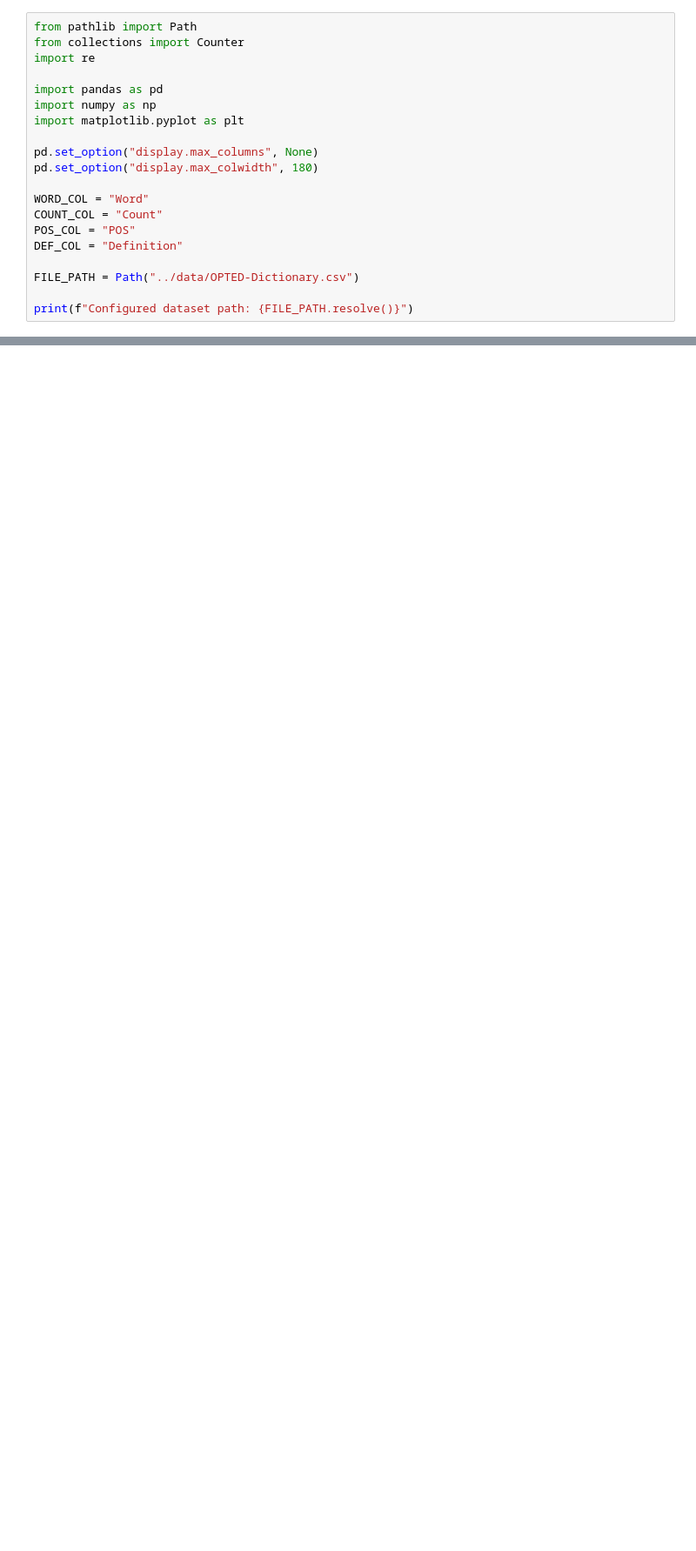
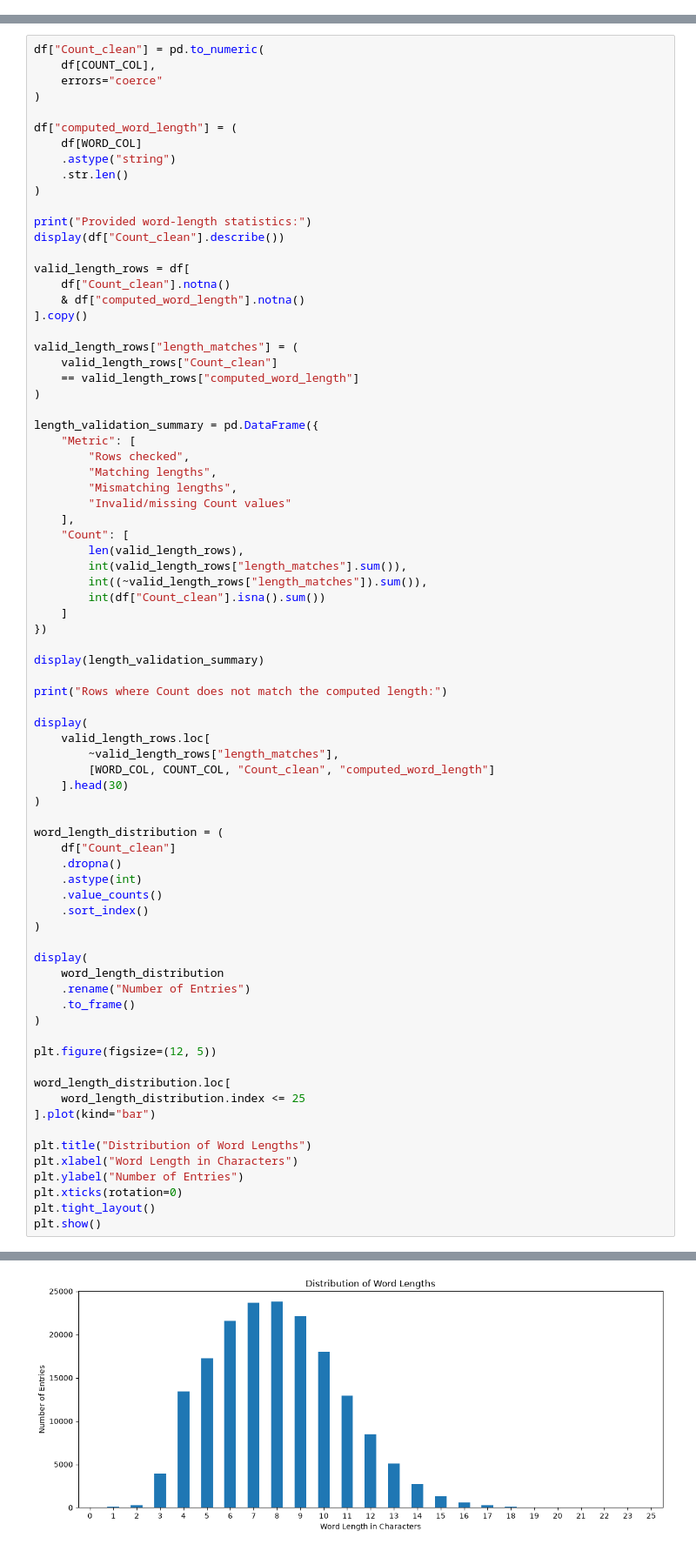
Before and after one commit to DivProC/MLCapstone_ReverseDict, a Jupyter notebook: notebooks/01_EDA_OPTED.ipynb, the cells around one changed output, grey strips where cells are left out. Shown at 87% size. Cells and saved outputs as stored; diff of their text form; blank space fills up the shorter version.

```diff
--- a/notebooks/01_EDA_OPTED.ipynb
+++ b/notebooks/01_EDA_OPTED.ipynb
@@ -22,20 +0,0 @@ The notebook covers:
-# %%
-from pathlib import Path
-from collections import Counter
-import re
-
-import pandas as pd
-import numpy as np
-import matplotlib.pyplot as plt
-
-pd.set_option("display.max_columns", None)
-pd.set_option("display.max_colwidth", 180)
-
-WORD_COL = "Word"
-COUNT_COL = "Count"
-POS_COL = "POS"
-DEF_COL = "Definition"
-
-FILE_PATH = Path("../data/OPTED-Dictionary.csv")
-
-print(f"Configured dataset path: {FILE_PATH.resolve()}")
@@ -655,0 +471,78 @@ After running all cells, add your own observations here. For example:
+# %%
+df["Count_clean"] = pd.to_numeric(
+    df[COUNT_COL],
+    errors="coerce"
+)
+
+df["computed_word_length"] = (
+    df[WORD_COL]
+    .astype("string")
+    .str.len()
+)
+
+print("Provided word-length statistics:")
+display(df["Count_clean"].describe())
+
+valid_length_rows = df[
+    df["Count_clean"].notna()
+    & df["computed_word_length"].notna()
+].copy()
+
+valid_length_rows["length_matches"] = (
+    valid_length_rows["Count_clean"]
+    == valid_length_rows["computed_word_length"]
+)
+
+length_validation_summary = pd.DataFrame({
+    "Metric": [
+        "Rows checked",
+        "Matching lengths",
+        "Mismatching lengths",
+        "Invalid/missing Count values"
+    ],
+    "Count": [
+        len(valid_length_rows),
+        int(valid_length_rows["length_matches"].sum()),
+        int((~valid_length_rows["length_matches"]).sum()),
+        int(df["Count_clean"].isna().sum())
+    ]
+})
+
+display(length_validation_summary)
+
+print("Rows where Count does not match the computed length:")
+
+display(
+    valid_length_rows.loc[
+        ~valid_length_rows["length_matches"],
+        [WORD_COL, COUNT_COL, "Count_clean", "computed_word_length"]
+    ].head(30)
+)
+
+word_length_distribution = (
+    df["Count_clean"]
+    .dropna()
+    .astype(int)
+    .value_counts()
+    .sort_index()
+)
+
+display(
+    word_length_distribution
+    .rename("Number of Entries")
+    .to_frame()
+)
+
+plt.figure(figsize=(12, 5))
+
+word_length_distribution.loc[
+    word_length_distribution.index <= 25
+].plot(kind="bar")
+
+plt.title("Distribution of Word Lengths")
+plt.xlabel("Word Length in Characters")
+plt.ylabel("Number of Entries")
+plt.xticks(rotation=0)
+plt.tight_layout()
+plt.show()
+# %% [output]
@@ -655,0 +595 @@ After running all cells, add your own observations here. For example:
+[figure, added]
```
Also changed, not shown: parts of 57 cells of this notebook.
